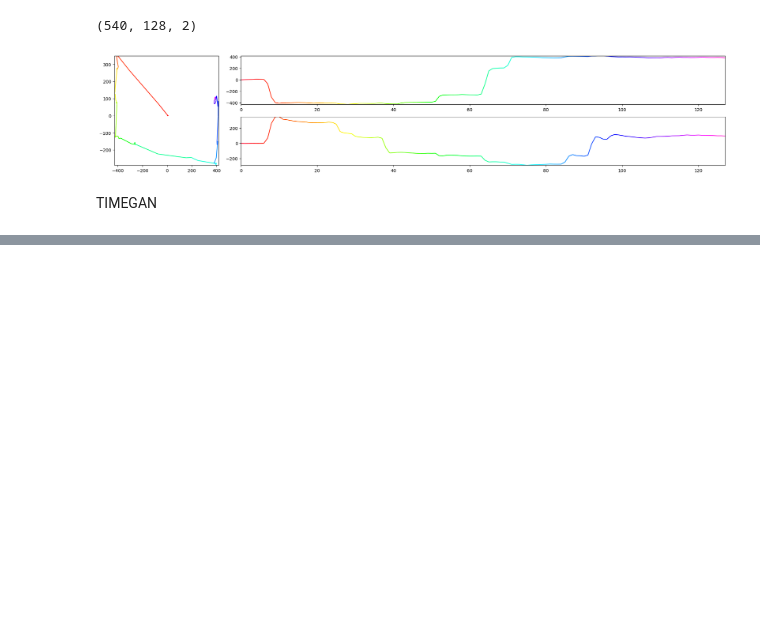
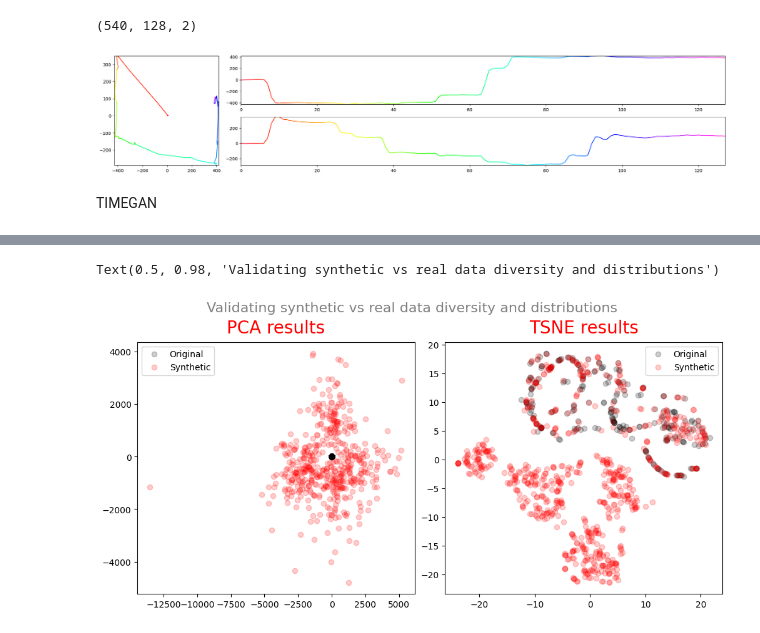
Before and after one commit to gusxo/backup, a Jupyter notebook: try_timegan.ipynb, the cells around one changed output, grey strips where cells are left out. Saved outputs shown, nothing was run; the diff lists cells and outputs as text; code cells hidden in the pictures; blank space fills up the shorter version.

```diff
--- a/try_timegan.ipynb
+++ b/try_timegan.ipynb
@@ -154,0 +196,39 @@ print(synth_data.shape)
+# %%
+#The scatter plots for PCA and TSNE methods
+import matplotlib.gridspec as gridspec
+fig = plt.figure(constrained_layout=True, figsize=(10,5))
+spec = gridspec.GridSpec(ncols=2, nrows=1, figure=fig)
+
+#TSNE scatter plot
+ax = fig.add_subplot(spec[0,0])
+ax.set_title('PCA results',
+             fontsize=20,
+             color='red',
+             pad=10)
+
+#PCA scatter plot
+plt.scatter(pca_real.iloc[:, 0].values, pca_real.iloc[:,1].values,
+            c='black', alpha=0.2, label='Original')
+plt.scatter(pca_synth.iloc[:,0], pca_synth.iloc[:,1],
+            c='red', alpha=0.2, label='Synthetic')
+ax.legend()
+
+ax2 = fig.add_subplot(spec[0,1])
+ax2.set_title('TSNE results',
+              fontsize=20,
+              color='red',
+              pad=10)
+
+plt.scatter(tsne_results.iloc[:sample_size, 0].values, tsne_results.iloc[:sample_size,1].values,
+            c='black', alpha=0.2, label='Original')
+plt.scatter(tsne_results.iloc[sample_size:,0], tsne_results.iloc[sample_size:,1],
+            c='red', alpha=0.2, label='Synthetic')
+
+ax2.legend()
+
+fig.suptitle('Validating synthetic vs real data diversity and distributions',
+             fontsize=16,
+             color='grey')
+# %% [output]
+Text(0.5, 0.98, 'Validating synthetic vs real data diversity and distributions')
+[figure, added]
```
Also changed, not shown: parts of 9 cells of this notebook, 2 other files.
